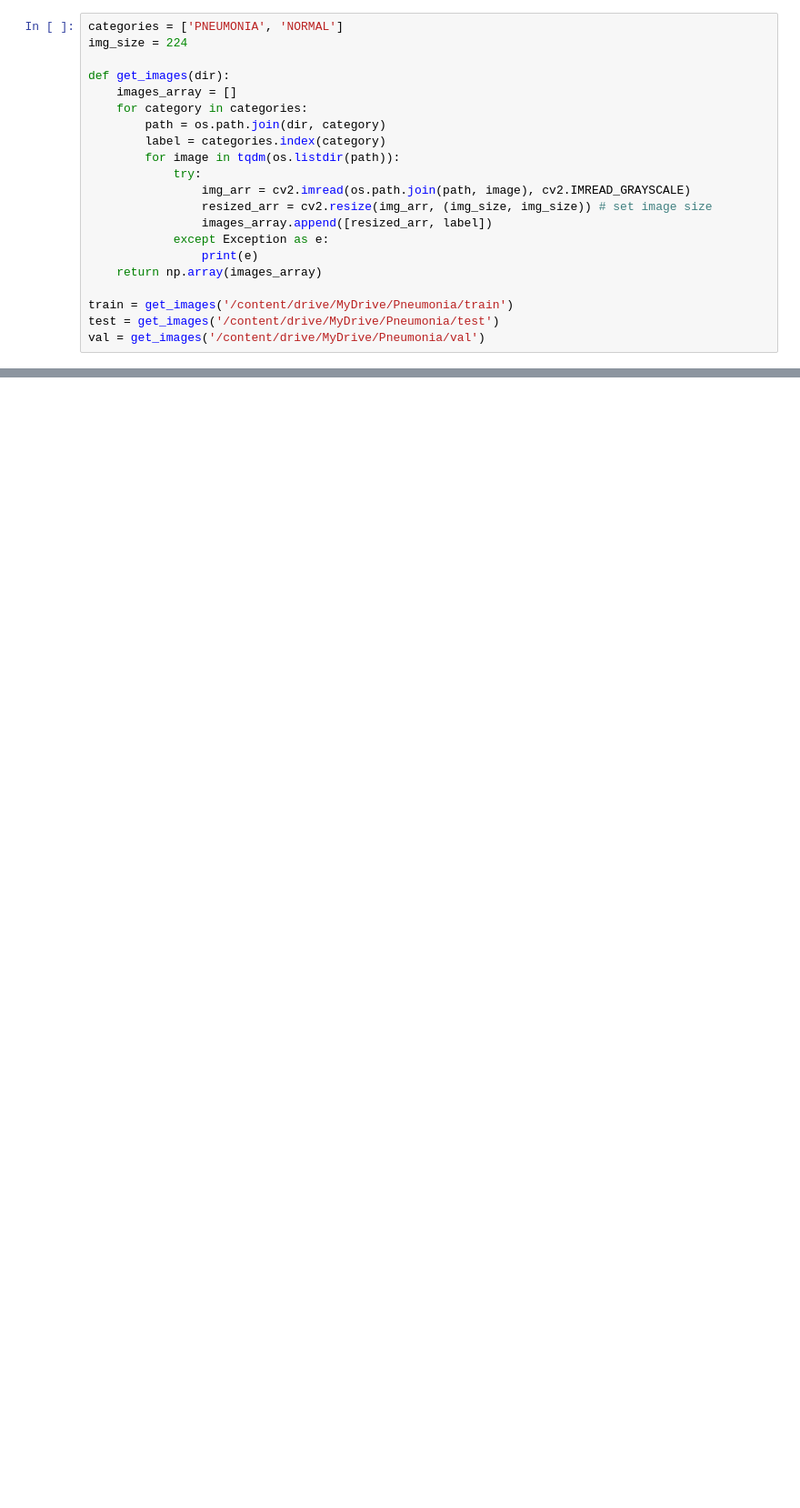
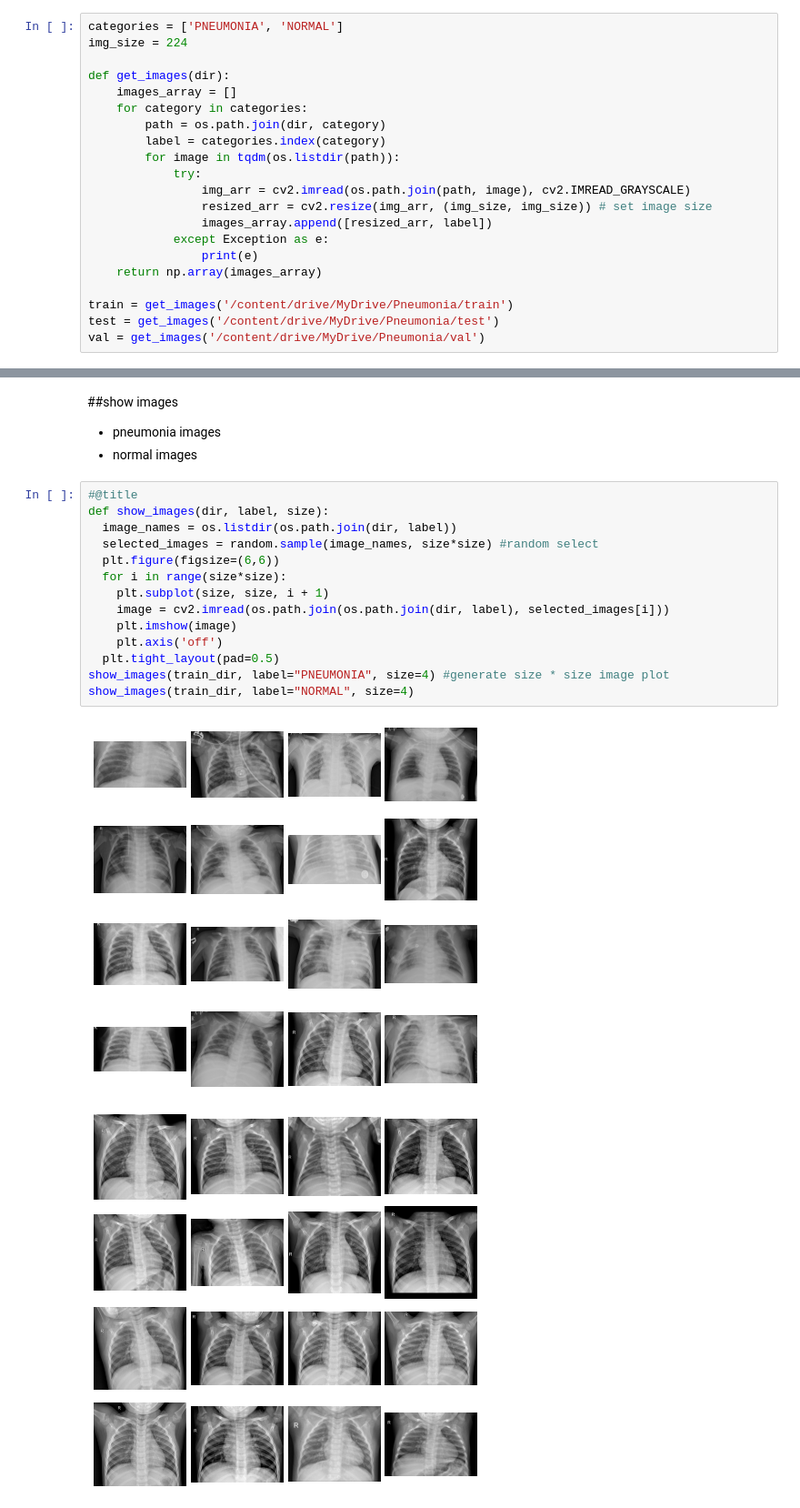
Before and after one commit to katehee/pneumonia-detection-in-X-ray-images, a Jupyter notebook: pneumonia.ipynb, the cells around one changed output, grey strips where cells are left out. Shown at 91% size. Saved outputs shown, nothing was run; the diff lists cells and outputs as text; blank space fills up the shorter version.

```diff
--- a/pneumonia.ipynb
+++ b/pneumonia.ipynb
@@ -69,0 +108,21 @@ val = get_images('/content/drive/MyDrive/Pneumonia/val')
+# %% [markdown]
+##show images
+- pneumonia images
+- normal images
+# %%
+#@title
+def show_images(dir, label, size):
+  image_names = os.listdir(os.path.join(dir, label))
+  selected_images = random.sample(image_names, size*size) #random select
+  plt.figure(figsize=(6,6))
+  for i in range(size*size):
+    plt.subplot(size, size, i + 1)
+    image = cv2.imread(os.path.join(os.path.join(dir, label), selected_images[i]))
+    plt.imshow(image)
+    plt.axis('off')
+  plt.tight_layout(pad=0.5)
+show_images(train_dir, label="PNEUMONIA", size=4) #generate size * size image plot
+show_images(train_dir, label="NORMAL", size=4)
+# %% [output]
+[figure, added]
+[figure, added]
```
Also changed, not shown: parts of 27 cells of this notebook.
